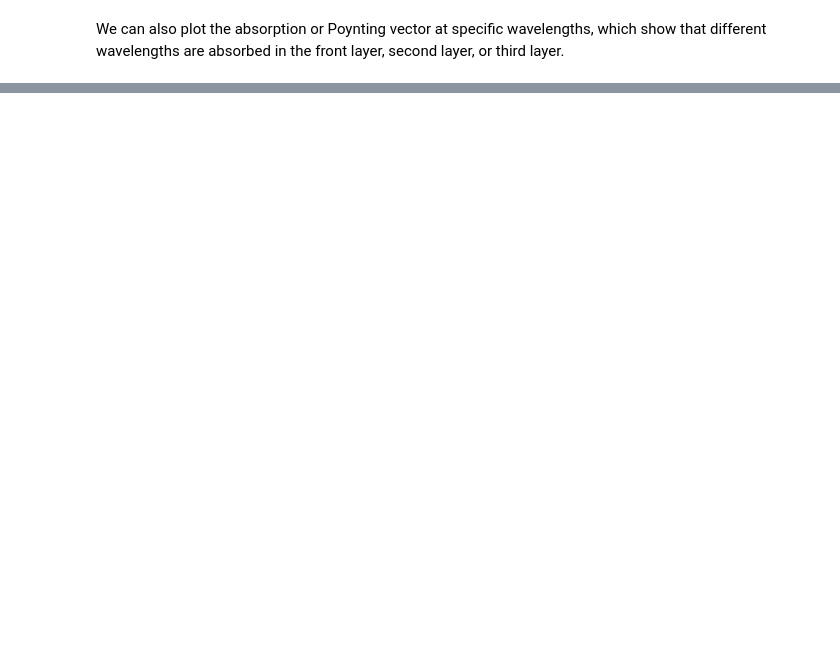
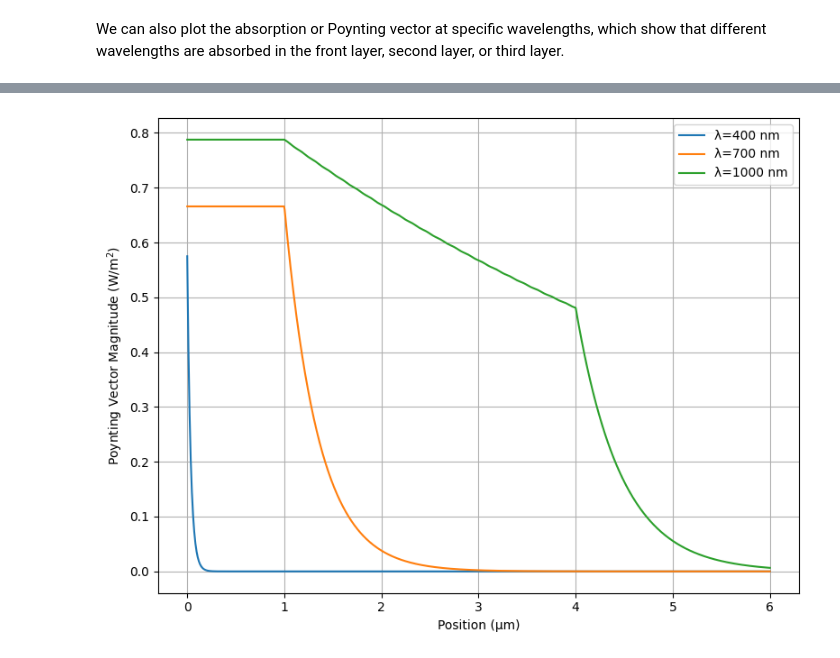
Before and after one commit to JaxLayerLumos/JaxLayerLumos, a Jupyter notebook: examples/triple-junction-solar-cells.ipynb, the cells around one changed output, grey strips where cells are left out. Saved outputs shown, nothing was run; the diff lists cells and outputs as text; code cells hidden in the pictures; blank space fills up the shorter version.

```diff
--- a/examples/triple-junction-solar-cells.ipynb
+++ b/examples/triple-junction-solar-cells.ipynb
@@ -166,0 +162,22 @@ AttributeError: 'function' object has no attribute 'shape'
+# %%
+fig = plt.figure(figsize=(8, 6))
+ax = fig.gca()
+
+poynting = results_coeffs['poyn_TE'][0, :, :].T
+
+for i, wavelength in enumerate(wavelengths):
+    ax.plot(
+        jll_utils_units.convert_m_to_um(position),
+        poynting[:, i],
+        label=f'λ={wavelength / jll_utils_units.get_nano():.0f} nm'
+    )
+
+ax.set_xlabel("Position (µm)")
+ax.set_ylabel("Poynting Vector Magnitude (W/m$^2$)")
+ax.grid()
+
+plt.legend()
+plt.tight_layout()
+plt.show()
+# %% [output]
+[figure, added]
```
Also changed, not shown: parts of 10 cells of this notebook.
